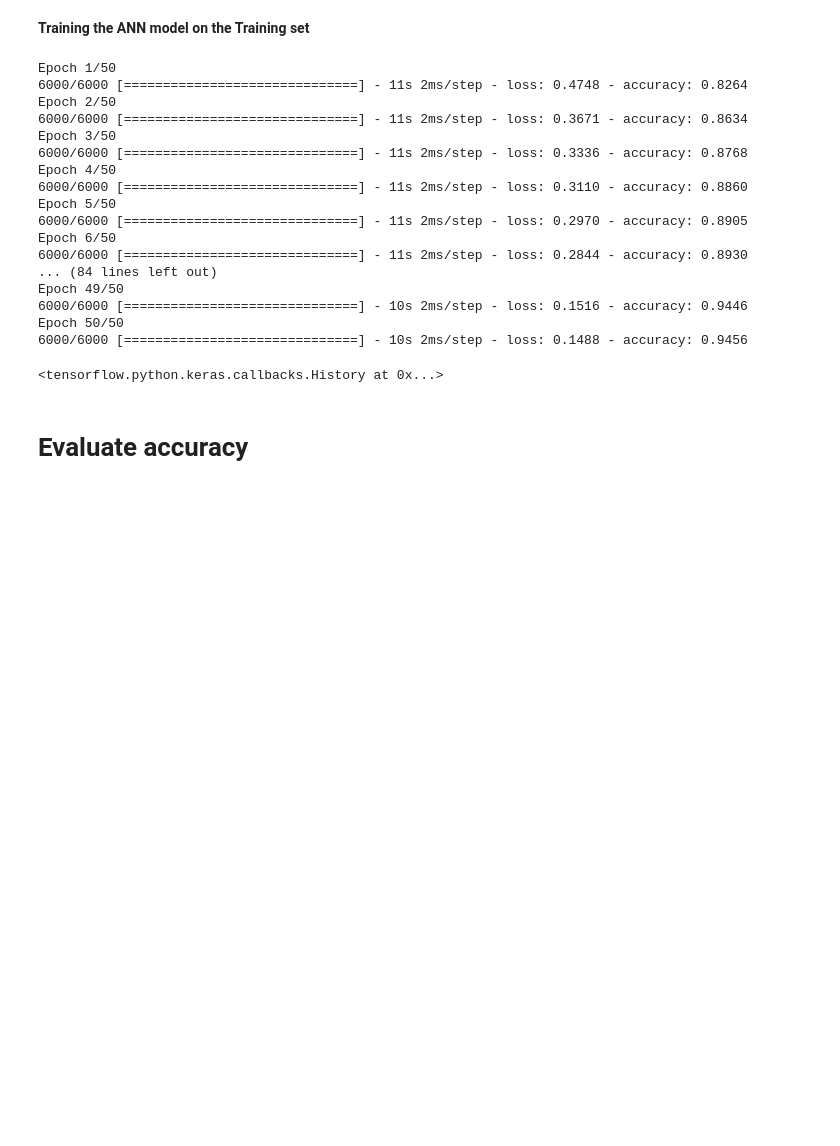
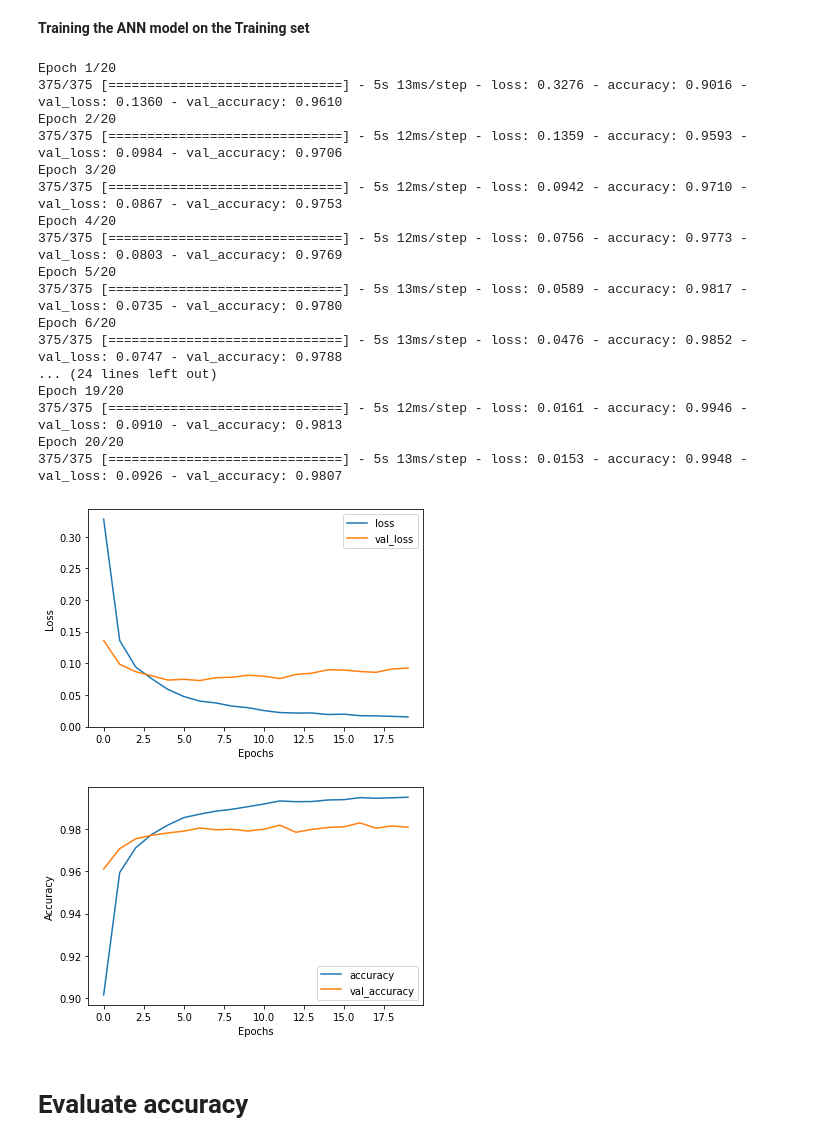
Before and after one commit to Mohadese-ghayoomi/EulerProjectSolution, a Jupyter notebook: Elearning_Exercise_.ipynb, the cells around one changed output. Drawn from its saved outputs; the diff is of its cells as text; code cells hidden in the pictures; blank space fills up the shorter version.

```diff
--- a/Elearning_Exercise_.ipynb
+++ b/Elearning_Exercise_.ipynb
@@ -140,26 +154,31 @@ ann.compile(optimizer='adam', loss='sparse_categorical_crossentropy', metrics=['
 # train_lable is the dependent variable vectore of the training set
 # train_image is the matrix of features the training set
 # over each epoch the loss is slightly reduced
-ann.fit(train_images, train_labels, batch_size=10 , epochs=50)
+network_history = ann.fit(train_images, train_labels, batch_size=128, epochs=20 , validation_split=0.2)
 # %% [output]
-Epoch 1/50
-6000/6000 [==============================] - 11s 2ms/step - loss: 0.4748 - accuracy: 0.8264
-Epoch 2/50
-6000/6000 [==============================] - 11s 2ms/step - loss: 0.3671 - accuracy: 0.8634
-Epoch 3/50
-6000/6000 [==============================] - 11s 2ms/step - loss: 0.3336 - accuracy: 0.8768
-Epoch 4/50
-6000/6000 [==============================] - 11s 2ms/step - loss: 0.3110 - accuracy: 0.8860
-Epoch 5/50
-6000/6000 [==============================] - 11s 2ms/step - loss: 0.2970 - accuracy: 0.8905
-Epoch 6/50
-6000/6000 [==============================] - 11s 2ms/step - loss: 0.2844 - accuracy: 0.8930
-... (84 lines left out)
-Epoch 49/50
-6000/6000 [==============================] - 10s 2ms/step - loss: 0.1516 - accuracy: 0.9446
-Epoch 50/50
-6000/6000 [==============================] - 10s 2ms/step - loss: 0.1488 - accuracy: 0.9456
+Epoch 1/20
+375/375 [==============================] - 5s 13ms/step - loss: 0.3276 - accuracy: 0.9016 - val_loss: 0.1360 - val_accuracy: 0.9610
+Epoch 2/20
+375/375 [==============================] - 5s 12ms/step - loss: 0.1359 - accuracy: 0.9593 - val_loss: 0.0984 - val_accuracy: 0.9706
+Epoch 3/20
+375/375 [==============================] - 5s 12ms/step - loss: 0.0942 - accuracy: 0.9710 - val_loss: 0.0867 - val_accuracy: 0.9753
+Epoch 4/20
+375/375 [==============================] - 5s 12ms/step - loss: 0.0756 - accuracy: 0.9773 - val_loss: 0.0803 - val_accuracy: 0.9769
+Epoch 5/20
+375/375 [==============================] - 5s 13ms/step - loss: 0.0589 - accuracy: 0.9817 - val_loss: 0.0735 - val_accuracy: 0.9780
+Epoch 6/20
+375/375 [==============================] - 5s 13ms/step - loss: 0.0476 - accuracy: 0.9852 - val_loss: 0.0747 - val_accuracy: 0.9788
+... (24 lines left out)
+Epoch 19/20
+375/375 [==============================] - 5s 12ms/step - loss: 0.0161 - accuracy: 0.9946 - val_loss: 0.0910 - val_accuracy: 0.9813
+Epoch 20/20
+375/375 [==============================] - 5s 13ms/step - loss: 0.0153 - accuracy: 0.9948 - val_loss: 0.0926 - val_accuracy: 0.9807
-<tensorflow.python.keras.callbacks.History at 0x...>
+# %%
+
+plot_history(network_history)
+# %% [output]
+[figure, added]
+[figure, added]
 # %% [markdown]
 # **Evaluate accuracy**
 # %%
```
Also changed, not shown: parts of 16 cells of this notebook.
